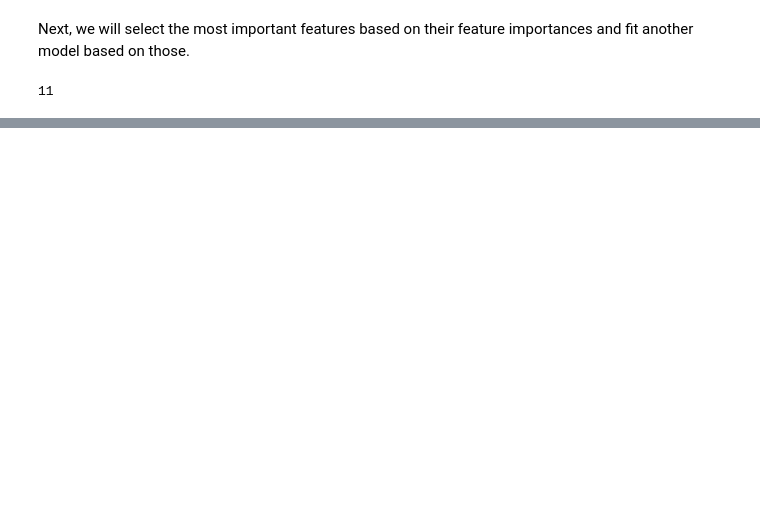
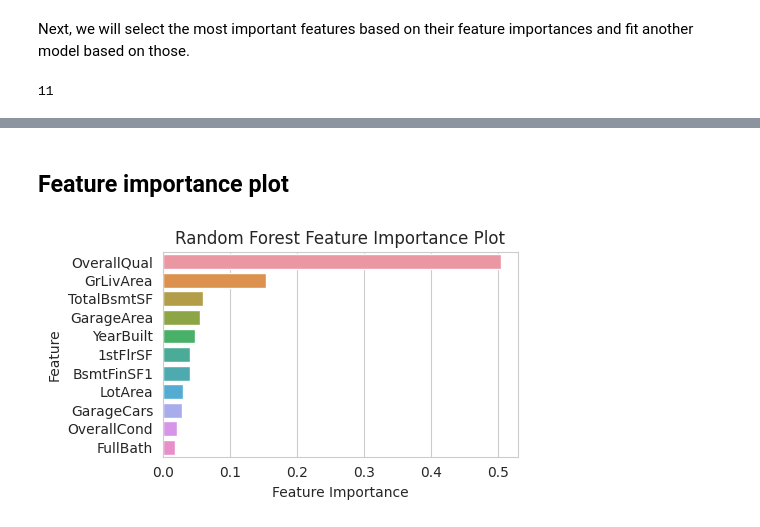
Before and after one commit to noah1-alt/Machine-Learning-Projects, a Jupyter notebook: future-ml-01.ipynb, the cells around one changed output, grey strips where cells are left out. Cells and saved outputs as stored; diff of their text form; code cells hidden in the pictures; blank space fills up the shorter version.

```diff
--- a/future-ml-01.ipynb
+++ b/future-ml-01.ipynb
@@ -664,0 +665,13 @@ The selected features and their corresponding feature importances are as follows
+# %% [markdown]
+## Feature importance plot
+# %%
+sns.set_style("whitegrid")
+plt.figure(figsize = (5,3))
+sns.barplot(data = fi_df, y = "column_names", x = "importances")
+plt.ylabel("Feature")
+plt.xlabel("Feature Importance")
+plt.title("Random Forest Feature Importance Plot")
+plt.tight_layout()
+plt.show()
+# %% [output]
+[figure, added]
```
Also changed, not shown: parts of 39 cells of this notebook.
